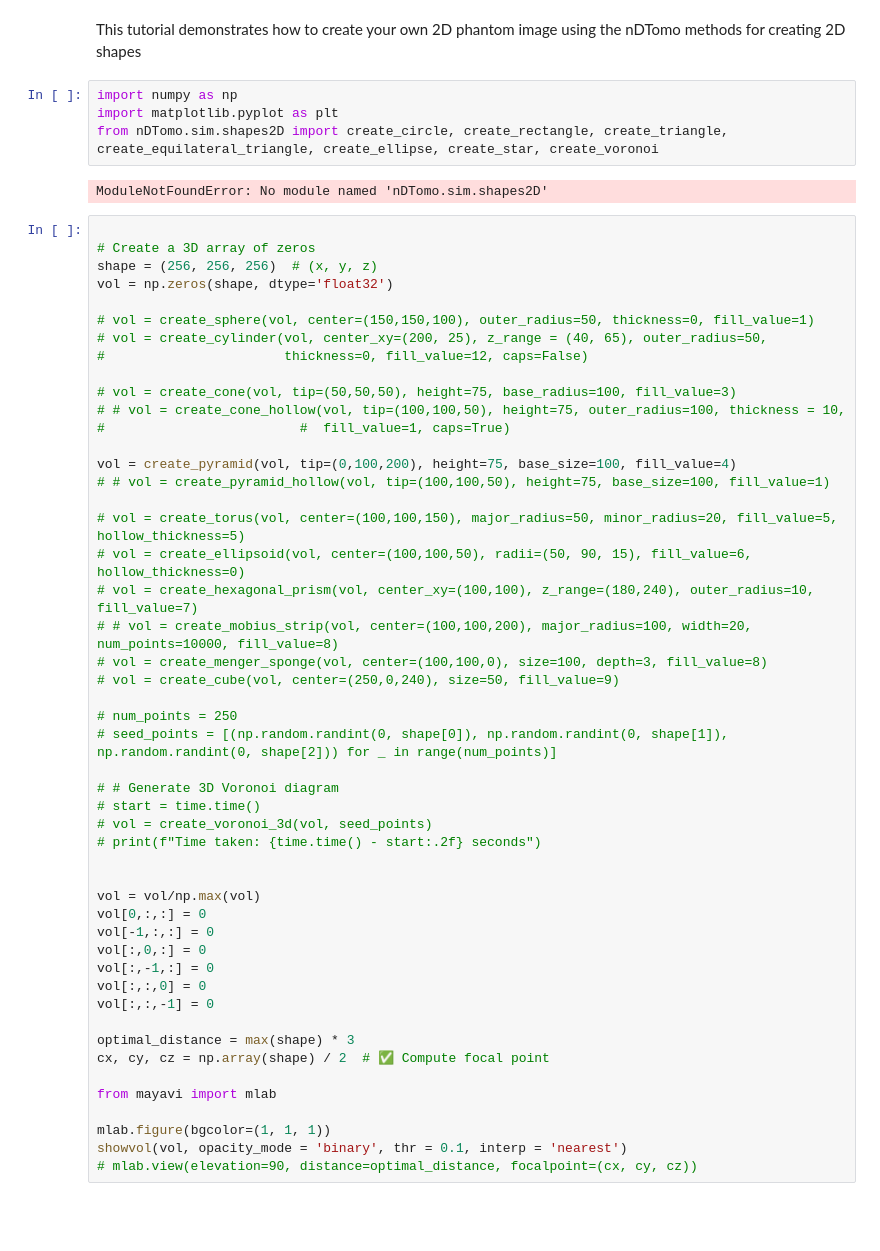
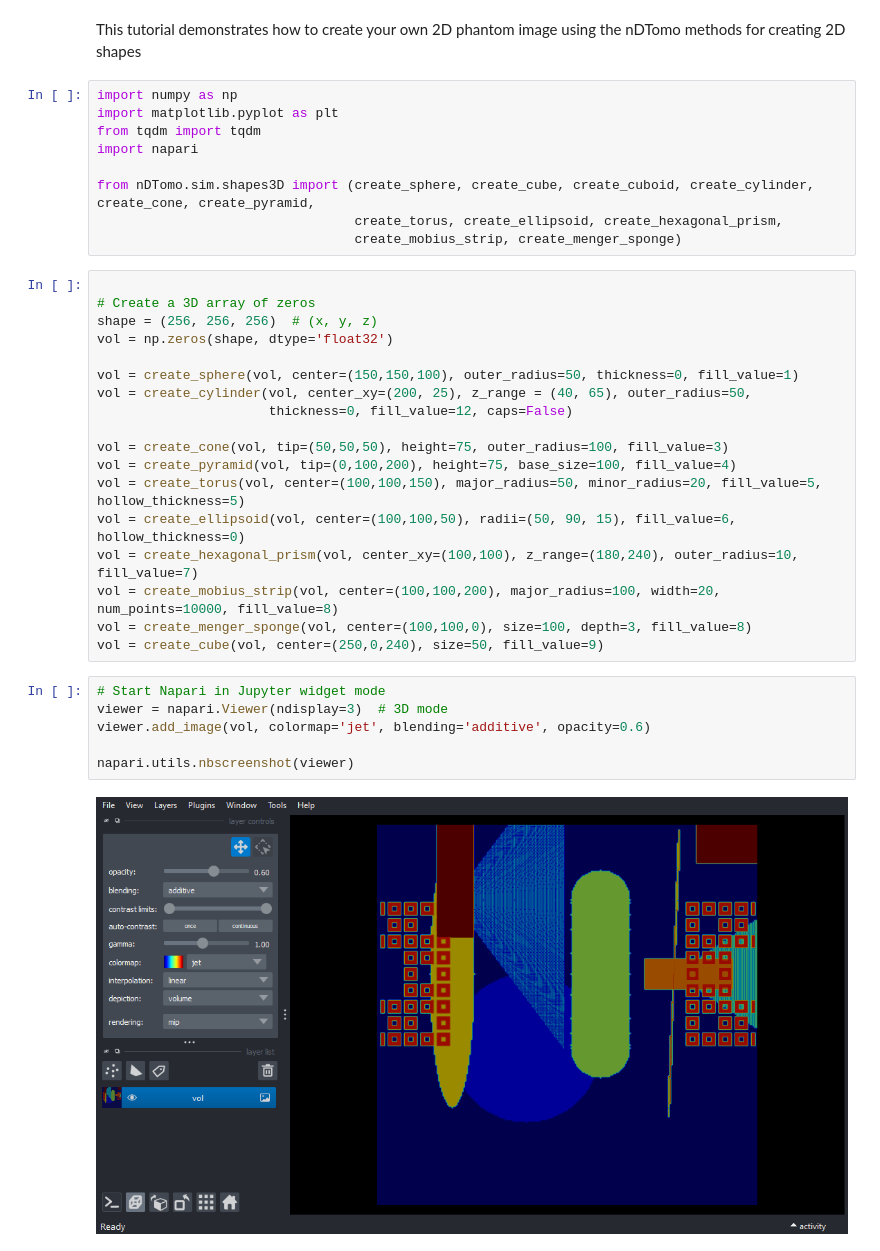
Before and after one commit to antonyvam/nDTomo, a Jupyter notebook: nDTomo/examples/notebooks/tutorial_3D_shapes.ipynb, the cells around one changed output. Saved outputs shown, nothing was run; the diff lists cells and outputs as text; blank space fills up the shorter version.

```diff
--- a/nDTomo/examples/notebooks/tutorial_3D_shapes.ipynb
+++ b/nDTomo/examples/notebooks/tutorial_3D_shapes.ipynb
@@ -5,56 +5,36 @@ This tutorial demonstrates how to create your own 2D phantom image using the nDT
 # %%
 import numpy as np
 import matplotlib.pyplot as plt
-from nDTomo.sim.shapes2D import create_circle, create_rectangle, create_triangle, create_equilateral_triangle, create_ellipse, create_star, create_voronoi
+from tqdm import tqdm
+import napari
+
+from nDTomo.sim.shapes3D import (create_sphere, create_cube, create_cuboid, create_cylinder, create_cone, create_pyramid,
+                                 create_torus, create_ellipsoid, create_hexagonal_prism,
+                                 create_mobius_strip, create_menger_sponge)
-# %% [output]
-ModuleNotFoundError: No module named 'nDTomo.sim.shapes2D'
 # %%
 
 # Create a 3D array of zeros
 shape = (256, 256, 256)  # (x, y, z)
 vol = np.zeros(shape, dtype='float32')
 
-# vol = create_sphere(vol, center=(150,150,100), outer_radius=50, thickness=0, fill_value=1)
-# vol = create_cylinder(vol, center_xy=(200, 25), z_range = (40, 65), outer_radius=50,
-#                       thickness=0, fill_value=12, caps=False)
+vol = create_sphere(vol, center=(150,150,100), outer_radius=50, thickness=0, fill_value=1)
+vol = create_cylinder(vol, center_xy=(200, 25), z_range = (40, 65), outer_radius=50,
+                      thickness=0, fill_value=12, caps=False)
 
-# vol = create_cone(vol, tip=(50,50,50), height=75, base_radius=100, fill_value=3)
-# # vol = create_cone_hollow(vol, tip=(100,100,50), height=75, outer_radius=100, thickness = 10,
-#                         #  fill_value=1, caps=True)
-
+vol = create_cone(vol, tip=(50,50,50), height=75, outer_radius=100, fill_value=3)
 vol = create_pyramid(vol, tip=(0,100,200), height=75, base_size=100, fill_value=4)
-# # vol = create_pyramid_hollow(vol, tip=(100,100,50), height=75, base_size=100, fill_value=1)
-
-# vol = create_torus(vol, center=(100,100,150), major_radius=50, minor_radius=20, fill_value=5, hollow_thickness=5)
-# vol = create_ellipsoid(vol, center=(100,100,50), radii=(50, 90, 15), fill_value=6, hollow_thickness=0)
-# vol = create_hexagonal_prism(vol, center_xy=(100,100), z_range=(180,240), outer_radius=10, fill_value=7)
-# # vol = create_mobius_strip(vol, center=(100,100,200), major_radius=100, width=20, num_points=10000, fill_value=8)
-# vol = create_menger_sponge(vol, center=(100,100,0), size=100, depth=3, fill_value=8)
-# vol = create_cube(vol, center=(250,0,240), size=50, fill_value=9)
-
-# num_points = 250
-# seed_points = [(np.random.randint(0, shape[0]), np.random.randint(0, shape[1]), np.random.randint(0, shape[2])) for _ in range(num_points)]
-
-# # Generate 3D Voronoi diagram
-# start = time.time()
-# vol = create_voronoi_3d(vol, seed_points)
-# print(f"Time taken: {time.time() - start:.2f} seconds")
-
-
-vol = vol/np.max(vol)
-vol[0,:,:] = 0
-vol[-1,:,:] = 0
-vol[:,0,:] = 0
-vol[:,-1,:] = 0
-vol[:,:,0] = 0
-vol[:,:,-1] = 0
-
-optimal_distance = max(shape) * 3
-cx, cy, cz = np.array(shape) / 2  # ✅ Compute focal point
-
-from mayavi import mlab
-
-mlab.figure(bgcolor=(1, 1, 1))
-showvol(vol, opacity_mode = 'binary', thr = 0.1, interp = 'nearest')
-# mlab.view(elevation=90, distance=optimal_distance, focalpoint=(cx, cy, cz))
+vol = create_torus(vol, center=(100,100,150), major_radius=50, minor_radius=20, fill_value=5, hollow_thickness=5)
+vol = create_ellipsoid(vol, center=(100,100,50), radii=(50, 90, 15), fill_value=6, hollow_thickness=0)
+vol = create_hexagonal_prism(vol, center_xy=(100,100), z_range=(180,240), outer_radius=10, fill_value=7)
+vol = create_mobius_strip(vol, center=(100,100,200), major_radius=100, width=20, num_points=10000, fill_value=8)
+vol = create_menger_sponge(vol, center=(100,100,0), size=100, depth=3, fill_value=8)
+vol = create_cube(vol, center=(250,0,240), size=50, fill_value=9)
+# %%
+# Start Napari in Jupyter widget mode
+viewer = napari.Viewer(ndisplay=3)  # 3D mode
+viewer.add_image(vol, colormap='jet', blending='additive', opacity=0.6)
+
+napari.utils.nbscreenshot(viewer)
+# %% [output]
+[figure, added]
 # %%
```
Also changed, not shown: parts of 2 cells of this notebook, 1 other file.
